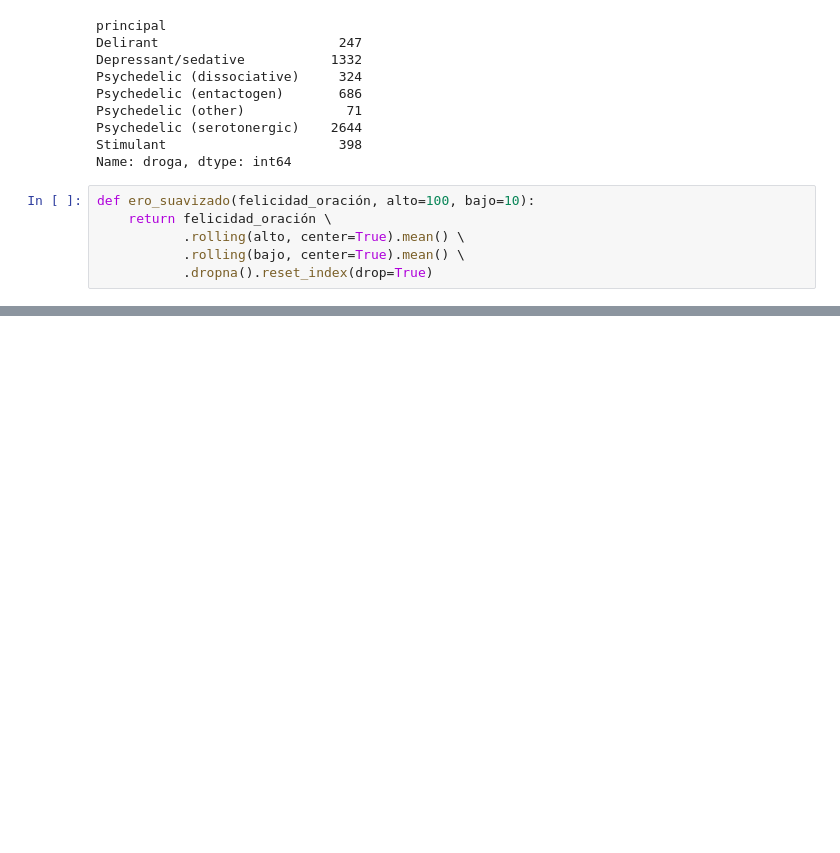
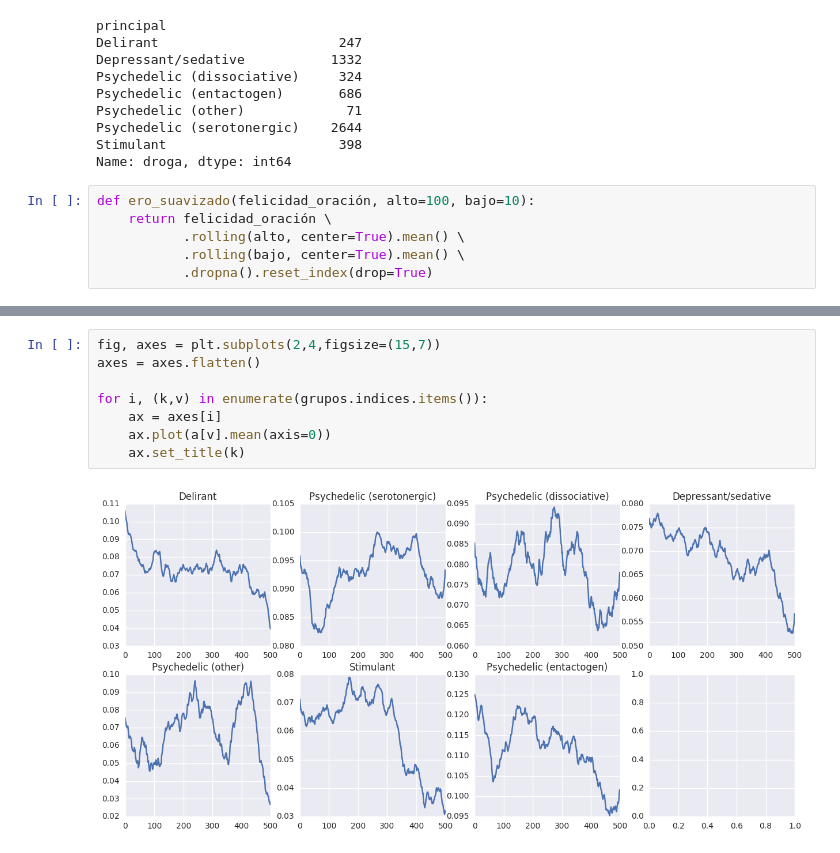
Before and after one commit to matiasbattocchia/tesis, a Jupyter notebook: Tesis.ipynb, the cells around one changed output, grey strips where cells are left out. Cells and saved outputs as stored; diff of their text form; blank space fills up the shorter version.

```diff
--- a/Tesis.ipynb
+++ b/Tesis.ipynb
@@ -487,0 +548,10 @@ def ero_subsample(felicidad_oración):
+# %%
+fig, axes = plt.subplots(2,4,figsize=(15,7))
+axes = axes.flatten()
+
+for i, (k,v) in enumerate(grupos.indices.items()):
+    ax = axes[i]
+    ax.plot(a[v].mean(axis=0))
+    ax.set_title(k)
+# %% [output]
+[figure, added]
```
Also changed, not shown: parts of 27 cells of this notebook.
